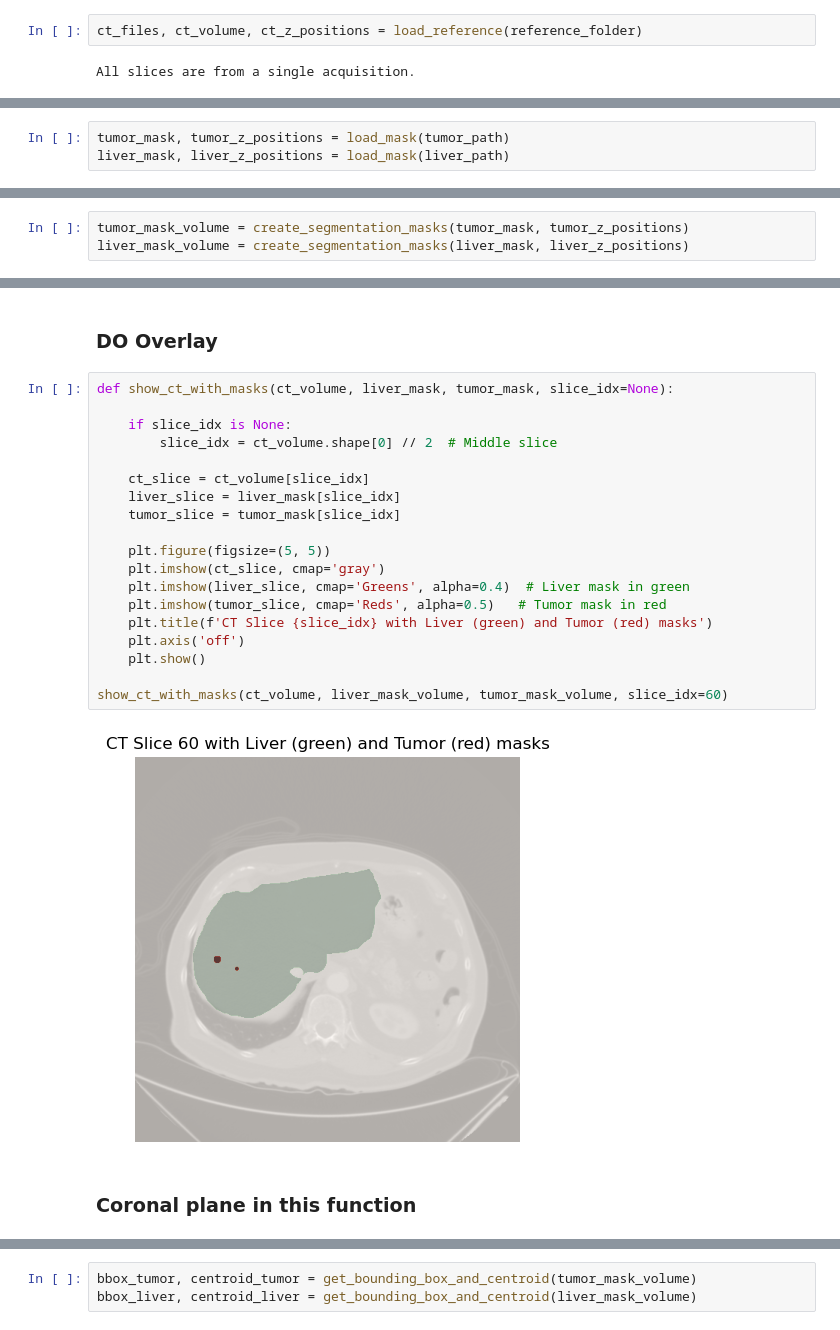
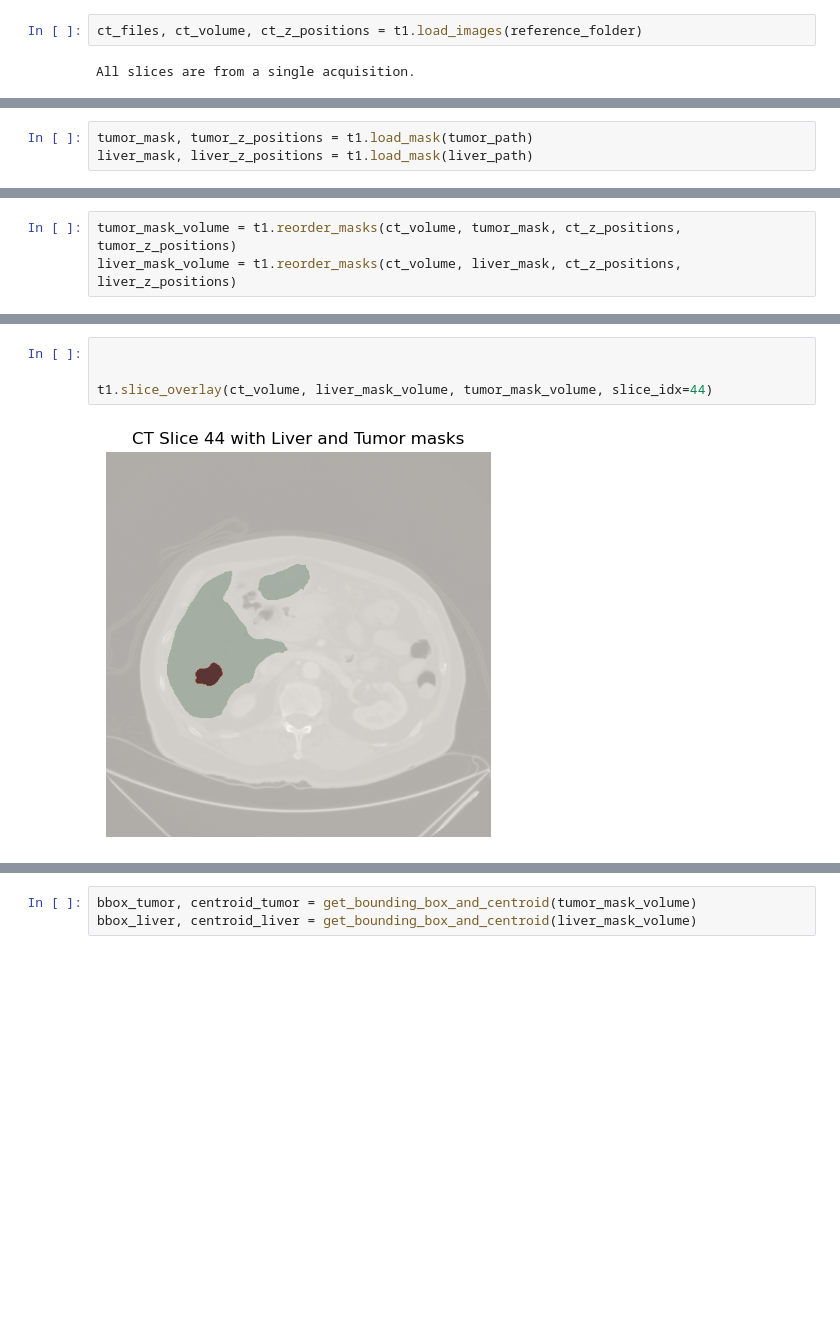
Before and after one commit to mirabud/MIP_final_project, a Jupyter notebook: mip_current.ipynb, the cells around one changed output, grey strips where cells are left out. Saved outputs shown, nothing was run; the diff lists cells and outputs as text; blank space fills up the shorter version.

```diff
--- a/mip_current.ipynb
+++ b/mip_current.ipynb
@@ -40,4 +26,4 @@ def load_reference(folder):
 # %%
-ct_files, ct_volume, ct_z_positions = load_reference(reference_folder)
+ct_files, ct_volume, ct_z_positions = t1.load_images(reference_folder)
 # %% [output]
 All slices are from a single acquisition.
@@ -53,3 +30,3 @@ def load_mask(dcm_path):
 # %%
-tumor_mask, tumor_z_positions = load_mask(tumor_path)
-liver_mask, liver_z_positions = load_mask(liver_path)
+tumor_mask, tumor_z_positions = t1.load_mask(tumor_path)
+liver_mask, liver_z_positions = t1.load_mask(liver_path)
@@ -73,3 +35,3 @@ def create_segmentation_masks(mask, z_positions):
 # %%
-tumor_mask_volume = create_segmentation_masks(tumor_mask, tumor_z_positions)
-liver_mask_volume = create_segmentation_masks(liver_mask, liver_z_positions)
+tumor_mask_volume = t1.reorder_masks(ct_volume, tumor_mask, ct_z_positions, tumor_z_positions)
+liver_mask_volume = t1.reorder_masks(ct_volume, liver_mask, ct_z_positions, liver_z_positions)
@@ -98,26 +40,7 @@ def rotate_on_axial_plane(volume: np.ndarray, angle_in_degrees: float) -> np.nda
-# %% [markdown]
-### DO Overlay
 # %%
-def show_ct_with_masks(ct_volume, liver_mask, tumor_mask, slice_idx=None):
 
-    if slice_idx is None:
-        slice_idx = ct_volume.shape[0] // 2  # Middle slice
 
-    ct_slice = ct_volume[slice_idx]
-    liver_slice = liver_mask[slice_idx]
-    tumor_slice = tumor_mask[slice_idx]
-
-    plt.figure(figsize=(5, 5))
-    plt.imshow(ct_slice, cmap='gray')
-    plt.imshow(liver_slice, cmap='Greens', alpha=0.4)  # Liver mask in green
-    plt.imshow(tumor_slice, cmap='Reds', alpha=0.5)   # Tumor mask in red
-    plt.title(f'CT Slice {slice_idx} with Liver (green) and Tumor (red) masks')
-    plt.axis('off')
-    plt.show()
-
-show_ct_with_masks(ct_volume, liver_mask_volume, tumor_mask_volume, slice_idx=60)
+t1.slice_overlay(ct_volume, liver_mask_volume, tumor_mask_volume, slice_idx=44)
 # %% [output]
-[figure, old version]
+[figure, new version]
-# %% [markdown]
-### Coronal plane in this function
 # %%
```
Also changed, not shown: parts of 36 cells of this notebook, 6 other files.
